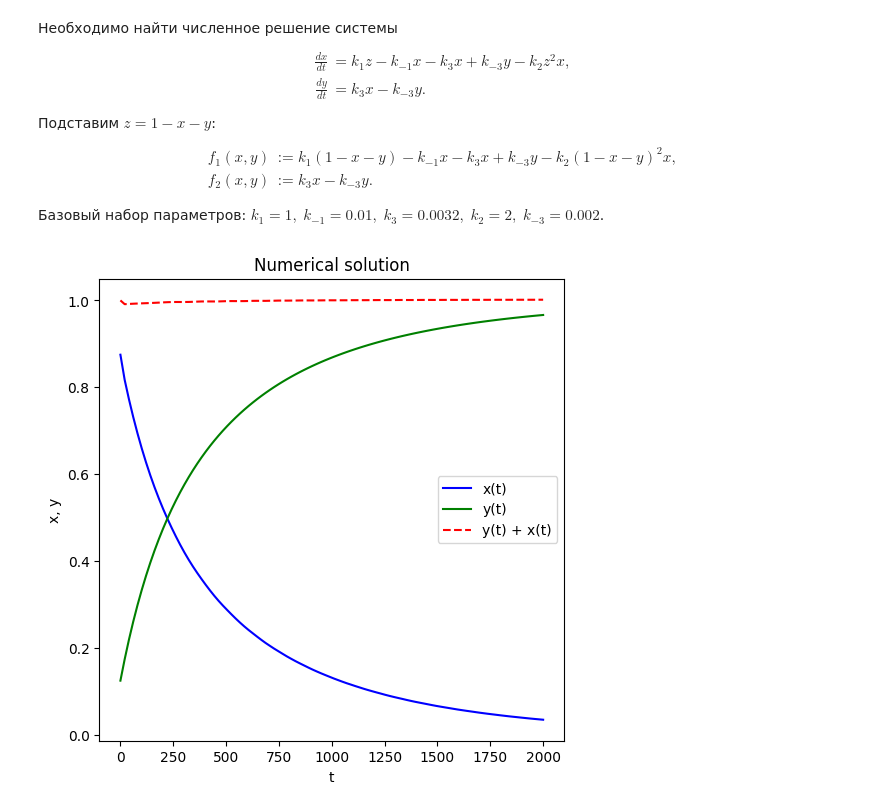
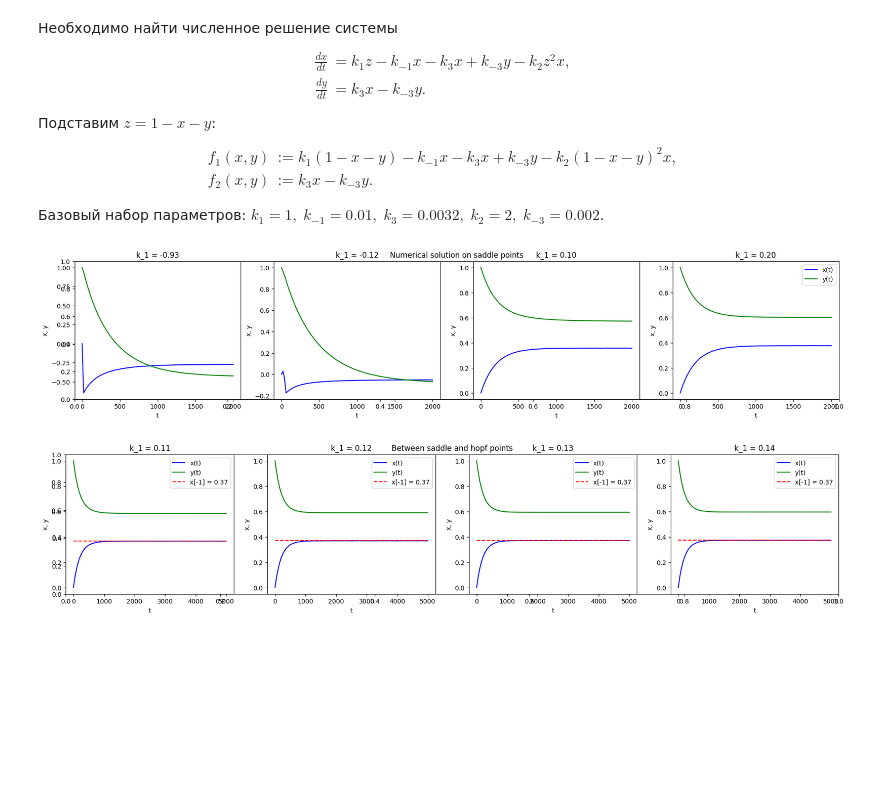
Before and after one commit to luseno4ek/CTMM, a Jupyter notebook: bifurcation-diagram/analysis.ipynb, the cells around one changed output. Saved outputs shown, nothing was run; the diff lists cells and outputs as text; code cells hidden in the pictures; blank space fills up the shorter version.

Commit message:
updated numerical solution

```diff
--- a/bifurcation-diagram/analysis.ipynb
+++ b/bifurcation-diagram/analysis.ipynb
@@ -315,7 +315,7 @@ x_saddle_points = x_arr[dA_mask]
 y_saddle_points = y_plot[dA_mask]
 k1_saddle_point = k1_plot[dA_mask]
 # %%
-plt.figure(figsize=(6, 6))
+plt.figure(figsize=(10, 6))
 plt.title('Dependence on Parameter k_1')
 plt.plot(k1_plot, x_arr, 'b-', markersize=1, label='x(k_1)')
 plt.plot(k1_plot, y_plot, 'g-', label='y(k_1)')
@@ -326,11 +326,14 @@ plt.plot(k1_hopf_point, y_hopf_points, 'ro', markersize=4, label='hopf')
 plt.plot(k1_saddle_point, x_saddle_points, 'k*', markersize=5, label='saddle-node')
 plt.plot(k1_saddle_point, y_saddle_points, 'k*', markersize=5, label='saddle-node')
 
+for point in np.sort(k1_saddle_point)[2:]:
+    plt.plot([point]*500, x_arr, 'k--', label=f'k_1 = {round(point, 2)}')
+
 ax = plt.gca()
 ax.set_xlabel('k_1')
 ax.set_ylabel('x, y')
-ax.set_xlim([-1.5, 1])
-ax.set_ylim([0.1, 0.7])
+ax.set_xlim([-1, 0.7])
+ax.set_ylim([0.1, 0.6])
 
 plt.legend()
 plt.tight_layout()
@@ -370,23 +372,46 @@ def ode_system(t, y):
     '''
     return [k1 * (1 - y[0] - y[1]) - k1m * y[0] - k3 * y[0] + k3m * y[1] - k2 * (1 - y[0] - y[1])**2 * y[0],
             k3 * y[0] - k3m * y[1]]
-# %%
-t = np.linspace(0, 2000, 100)
-result = solve_ivp(ode_system, (0, 2000), [7/8, 1/8], t_eval=t)
+# %%
+t = np.linspace(0, 5000, 100)
 # %%
-plt.figure(figsize=(6, 6))
-plt.title('Numerical solution')
-plt.plot(t, result.y[0], 'b-', markersize=1, label='x(t)')
-plt.plot(t, result.y[1], 'g-', markersize=1, label='y(t)')
+fig = plt.figure(figsize=(22, 4))
+plt.title('Numerical solution on saddle points')
 
-plt.plot(t, result.y[1] + result.y[0], 'r--', markersize=1, label='y(t) + x(t)')
-
-
-ax = plt.gca()
-ax.set_xlabel('t')
-ax.set_ylabel('x, y')
+i = 1
+for point in np.sort(k1_saddle_point):
+    ax = fig.add_subplot(1,4,i)
+    k1 = point
+    result = solve_ivp(ode_system, (0, 2000), [0, 1], t_eval=t)
+    ax.plot(t, result.y[0], 'b-', markersize=1, label='x(t)')
+    ax.plot(t, result.y[1], 'g-', markersize=1, label='y(t)')
+    ax.set_xlabel('t')
+    ax.set_ylabel('x, y')
+    ax.title.set_text(f'k_1 = {round(point, 2)}')
+    i += 1
 
 plt.legend()
 plt.show()
 # %% [output]
-[figure, old version]
+[figure, new version]
+# %%
+fig = plt.figure(figsize=(22, 4))
+plt.title('Between saddle and hopf points')
+
+i = 1
+for point in np.sort([0.11, 0.12, 0.13, 0.14]):
+    ax = fig.add_subplot(1,4,i)
+    k1 = point
+    result = solve_ivp(ode_system, (0, 5000), [0, 1], t_eval=t)
+    ax.plot(t, result.y[0], 'b-', markersize=1, label='x(t)')
+    ax.plot(t, result.y[1], 'g-', markersize=1, label='y(t)')
+    ax.set_xlabel('t')
+    ax.set_ylabel('x, y')
+    ax.title.set_text(f'k_1 = {round(point, 2)}')
+    ax.plot(t, [result.y[0][-1]]*100, 'r--', label=f'x[-1] = {round(result.y[0][-1], 2)}')
+    ax.legend()
+    i += 1
+
+plt.show()
+# %% [output]
+[figure, added]
```
Also changed, not shown: parts of 3 cells of this notebook.
